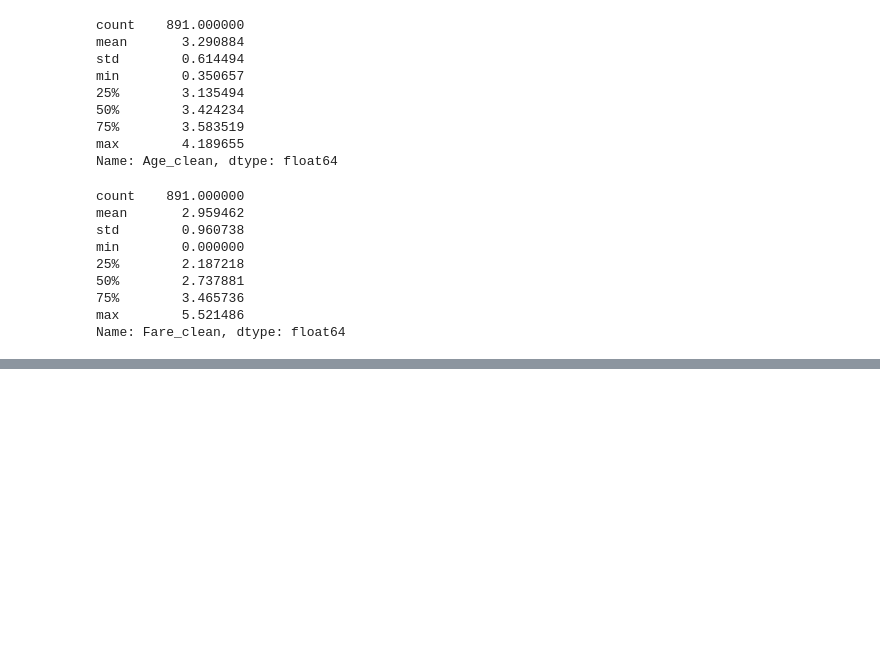
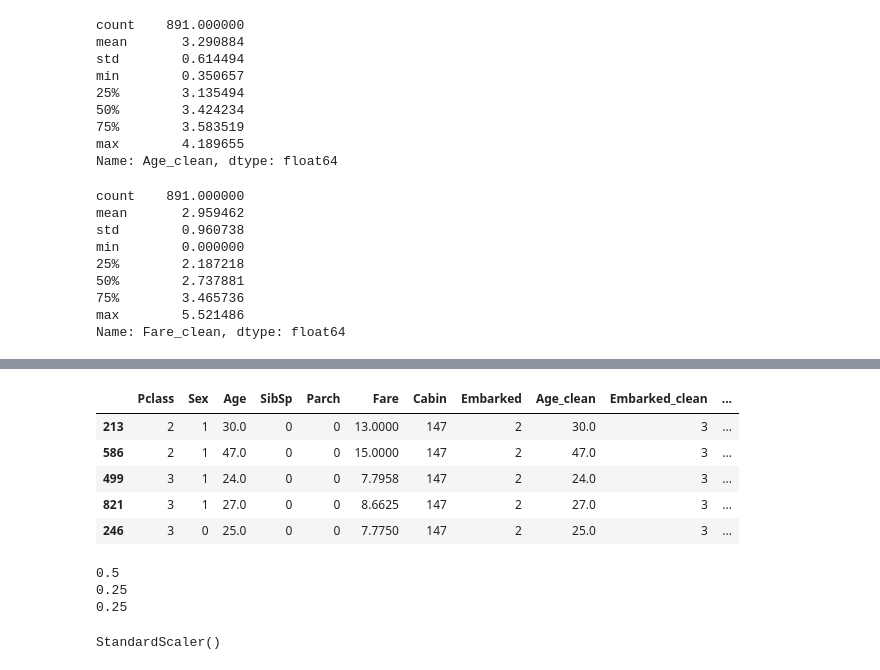
Before and after one commit to starlitfuture/titanic, a Jupyter notebook: titanic.ipynb, the cells around one changed output, grey strips where cells are left out. Cells and saved outputs as stored; diff of their text form; code cells hidden in the pictures; blank space fills up the shorter version.

```diff
--- a/titanic.ipynb
+++ b/titanic.ipynb
@@ -410,0 +456,3 @@ titanic.head()
+# %%
+titanic['Cabin_indicator'] = np.where(titanic['Cabin'].isnull(), 0, 1)
+titanic.head()
@@ -410,0 +472,3 @@ titanic.head()
+# %%
+titanic['Family'] = titanic['SibSp'] + titanic['Parch']
+sns.catplot(x='Family', y='Survived', data=titanic, kind='point', aspect=2)
@@ -410,0 +478,5 @@ titanic.head()
+# %%
+for feature in ['Sex', 'Cabin', 'Embarked', 'Embarked_clean', 'Title']:
+    le = LabelEncoder()
+    titanic[feature] = le.fit_transform(titanic[feature].astype(str))
+titanic.head()
@@ -410,0 +490,14 @@ titanic.head()
+# %%
+features = titanic.drop(['PassengerId', 'Ticket', 'Name', 'Survived'], axis=1)
+labels = titanic['Survived']
+
+X_train, X_test, y_train, y_test = train_test_split(features, labels, test_size=0.5, random_state=0)
+X_val, X_test, y_val, y_test = train_test_split(X_test, y_test, test_size=0.5, random_state=0)
+X_train.head()
+# %% [output]
+|  | Pclass | Sex | Age | SibSp | Parch | Fare | Cabin | Embarked | Age_clean | Embarked_clean | ... |
+| 213 | 2 | 1 | 30.0 | 0 | 0 | 13.0000 | 147 | 2 | 30.0 | 3 | ... |
+| 586 | 2 | 1 | 47.0 | 0 | 0 | 15.0000 | 147 | 2 | 47.0 | 3 | ... |
+| 499 | 3 | 1 | 24.0 | 0 | 0 | 7.7958 | 147 | 2 | 24.0 | 3 | ... |
+| 821 | 3 | 1 | 27.0 | 0 | 0 | 8.6625 | 147 | 2 | 27.0 | 3 | ... |
+| 246 | 3 | 0 | 25.0 | 0 | 0 | 7.7750 | 147 | 2 | 25.0 | 3 | ... |
@@ -410,0 +513,12 @@ titanic.head()
+# %%
+for dataset in [y_train, y_val, y_test]:
+    print(round(len(dataset) / len(labels), 2))
+# %% [output]
+0.5
+0.25
+0.25
+# %%
+scaler = StandardScaler()
+scaler.fit(X_train)
+# %% [output]
+StandardScaler()
```
Also changed, not shown: parts of 10 cells of this notebook, 1 other file.
